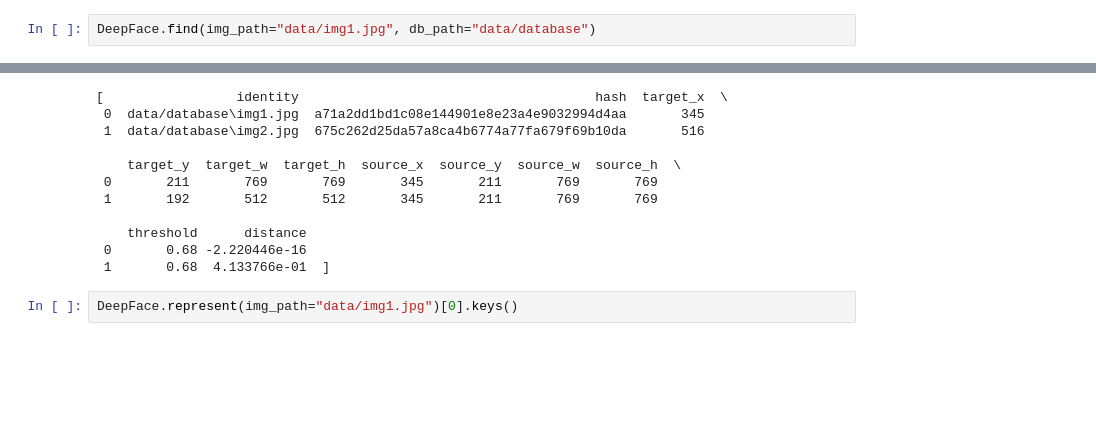
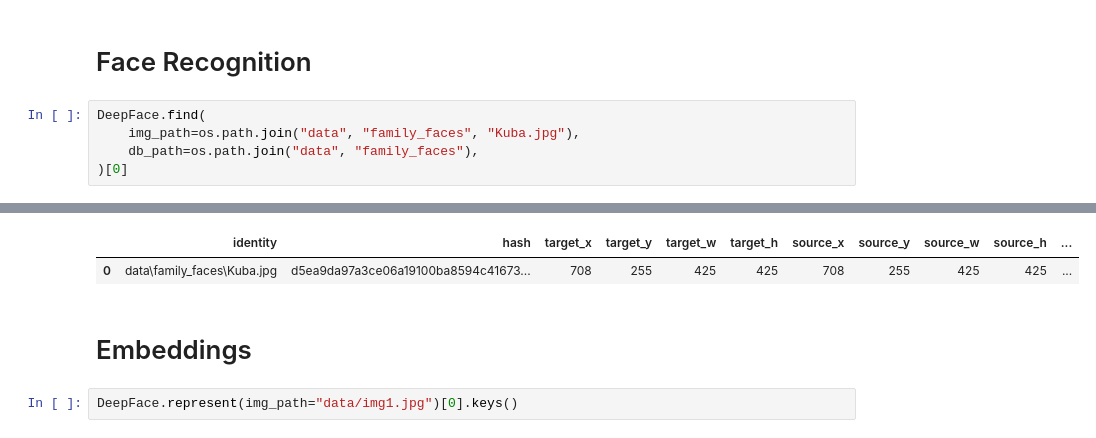
Before and after one commit to SzymonLeszkiewicz/biometrics, a Jupyter notebook: deepface_playground.ipynb, the cells around one changed output, grey strips where cells are left out. Drawn from its saved outputs; the diff is of its cells as text; blank space fills up the shorter version.

```diff
--- a/deepface_playground.ipynb
+++ b/deepface_playground.ipynb
@@ -27,3 +35,8 @@ DeepFace.verify(img1_path="data/img1.jpg", img2_path="data/img2.jpg")
+# %% [markdown]
+# Face Recognition
 # %%
-DeepFace.find(img_path="data/img1.jpg", db_path="data/database")
+DeepFace.find(
+    img_path=os.path.join("data", "family_faces", "Kuba.jpg"),
+    db_path=os.path.join("data", "family_faces"),
+)[0]
 # %% [output]
@@ -34,14 +47,7 @@ DeepFace.find(img_path="data/img1.jpg", db_path="data/database")
-[                 identity                                      hash  target_x  \
- 0  data/database\img1.jpg  a71a2dd1bd1c08e144901e8e23a4e9032994d4aa       345
- 1  data/database\img2.jpg  675c262d25da57a8ca4b6774a77fa679f69b10da       516
-
-    target_y  target_w  target_h  source_x  source_y  source_w  source_h  \
- 0       211       769       769       345       211       769       769
- 1       192       512       512       345       211       769       769
-
-    threshold      distance
- 0       0.68 -2.220446e-16
- 1       0.68  4.133766e-01  ]
+|  | identity | hash | target_x | target_y | target_w | target_h | source_x | source_y | source_w | source_h | ... |
+| 0 | data\family_faces\Kuba.jpg | d5ea9da97a3ce06a19100ba8594c41673... | 708 | 255 | 425 | 425 | 708 | 255 | 425 | 425 | ... |
+# %% [markdown]
+# Embeddings
 # %%
 DeepFace.represent(img_path="data/img1.jpg")[0].keys()
 # %% [output]
```
Also changed, not shown: parts of 22 cells of this notebook.
